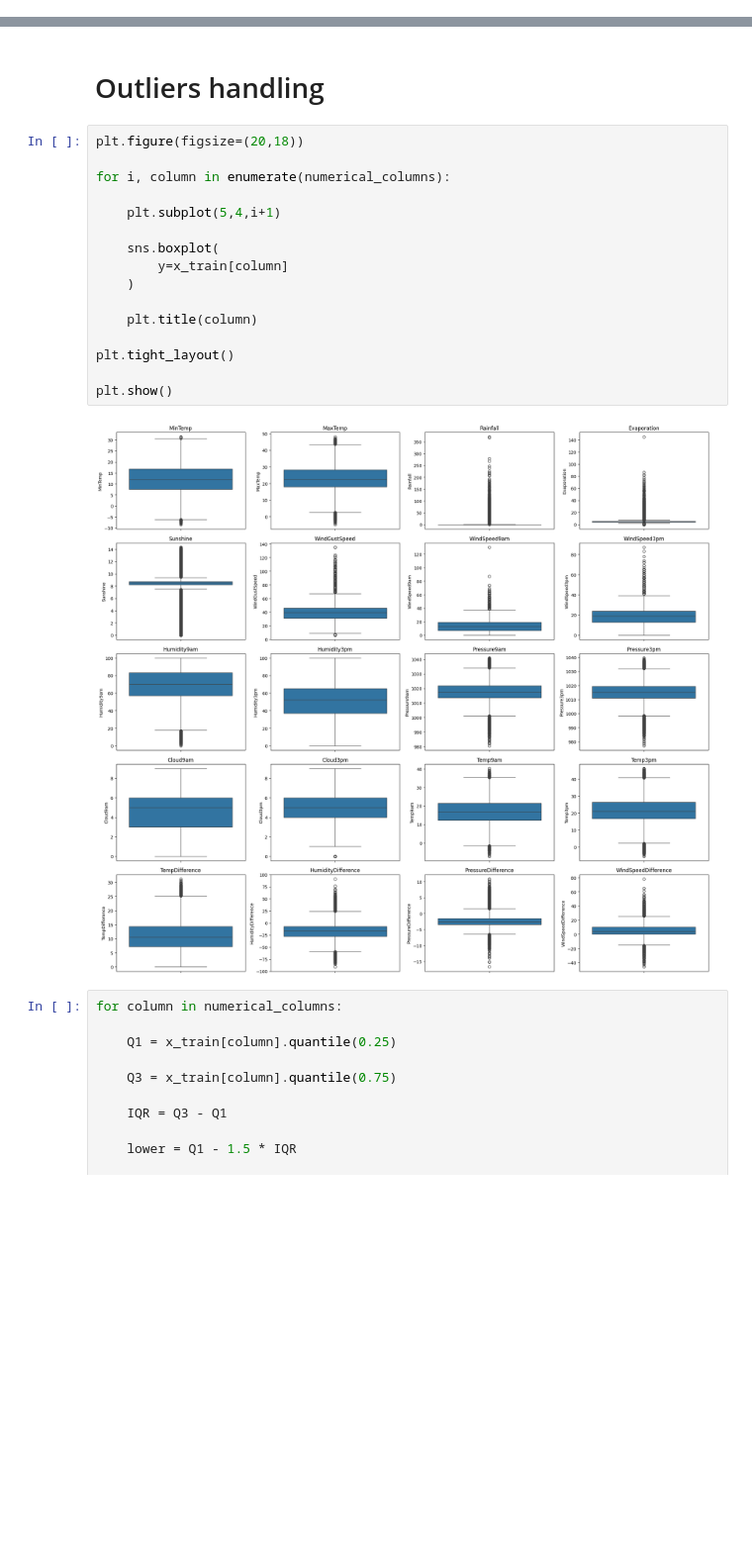
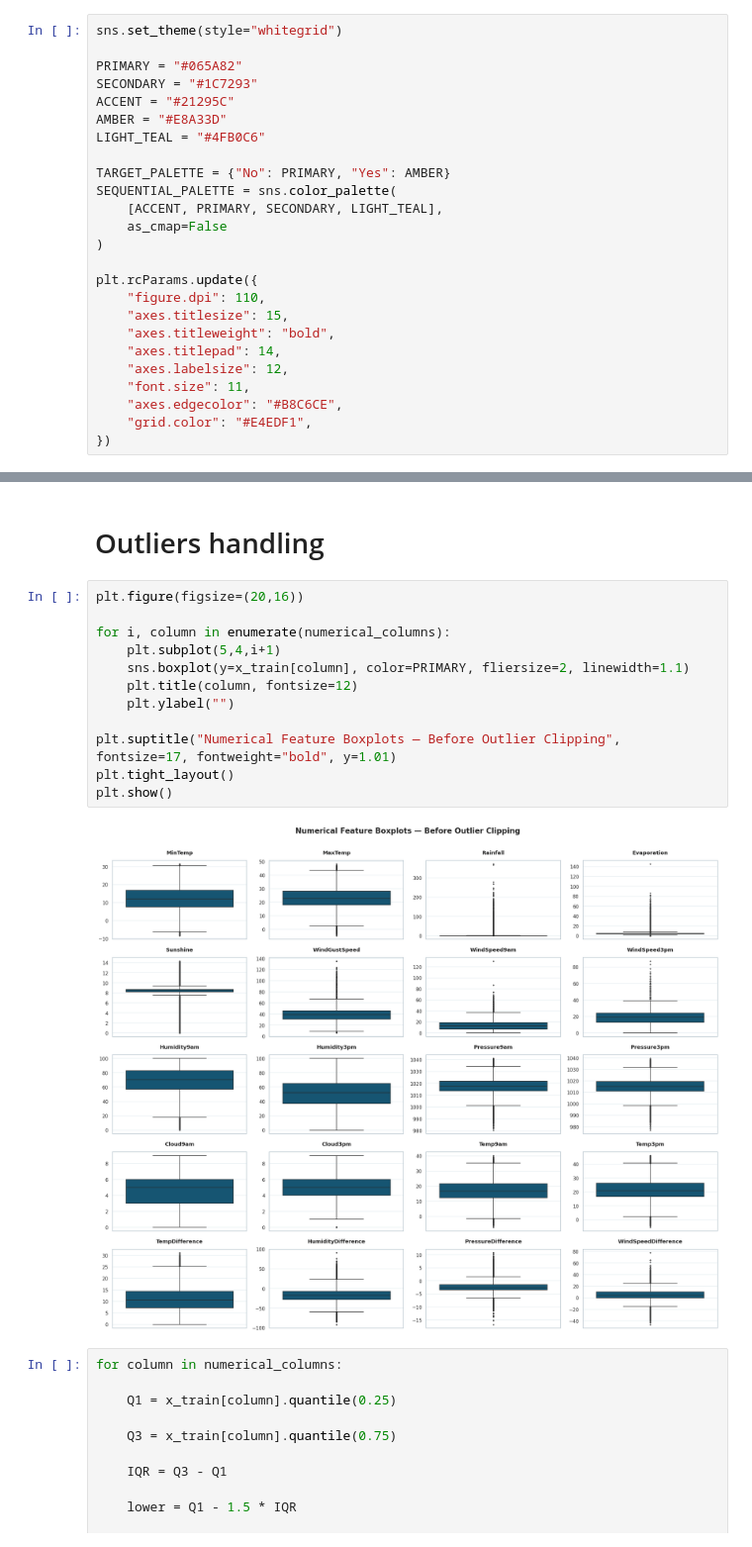
Before and after one commit to mohamed-tamer-UT/Rain-Prediction-ML, a Jupyter notebook: Notebook/RainPrediction_ML_Notebook.ipynb, the cells around one changed output, grey strips where cells are left out. Shown at 99% size. Drawn from its saved outputs; the diff is of its cells as text; blank space fills up the shorter version.

```diff
--- a/Notebook/RainPrediction_ML_Notebook.ipynb
+++ b/Notebook/RainPrediction_ML_Notebook.ipynb
@@ -79,5 +103,30 @@ from xgboost import XGBClassifier
 from lightgbm import LGBMClassifier
 from catboost import CatBoostClassifier
+# %%
+sns.set_theme(style="whitegrid")
+
+PRIMARY = "#065A82"
+SECONDARY = "#1C7293"
+ACCENT = "#21295C"
+AMBER = "#E8A33D"
+LIGHT_TEAL = "#4FB0C6"
+
+TARGET_PALETTE = {"No": PRIMARY, "Yes": AMBER}
+SEQUENTIAL_PALETTE = sns.color_palette(
+    [ACCENT, PRIMARY, SECONDARY, LIGHT_TEAL],
+    as_cmap=False
+)
+
+plt.rcParams.update({
+    "figure.dpi": 110,
+    "axes.titlesize": 15,
+    "axes.titleweight": "bold",
+    "axes.titlepad": 14,
+    "axes.labelsize": 12,
+    "font.size": 11,
+    "axes.edgecolor": "#B8C6CE",
+    "grid.color": "#E4EDF1",
+})
 # %% [markdown]
 # Load Dataset
 # %%
@@ -335,23 +391,19 @@ print(x_test.isnull().sum().sum())
 # %% [markdown]
 # Outliers handling
 # %%
-plt.figure(figsize=(20,18))
+plt.figure(figsize=(20,16))
 
 for i, column in enumerate(numerical_columns):
+    plt.subplot(5,4,i+1)
+    sns.boxplot(y=x_train[column], color=PRIMARY, fliersize=2, linewidth=1.1)
+    plt.title(column, fontsize=12)
+    plt.ylabel("")
 
-    plt.subplot(5,4,i+1)
-
-    sns.boxplot(
-        y=x_train[column]
-    )
-
-    plt.title(column)
-
+plt.suptitle("Numerical Feature Boxplots — Before Outlier Clipping", fontsize=17, fontweight="bold", y=1.01)
 plt.tight_layout()
-
 plt.show()
 # %% [output]
-[figure, old version]
+[figure, new version]
 # %%
 for column in numerical_columns:
 
```
Also changed, not shown: parts of 39 cells of this notebook.
